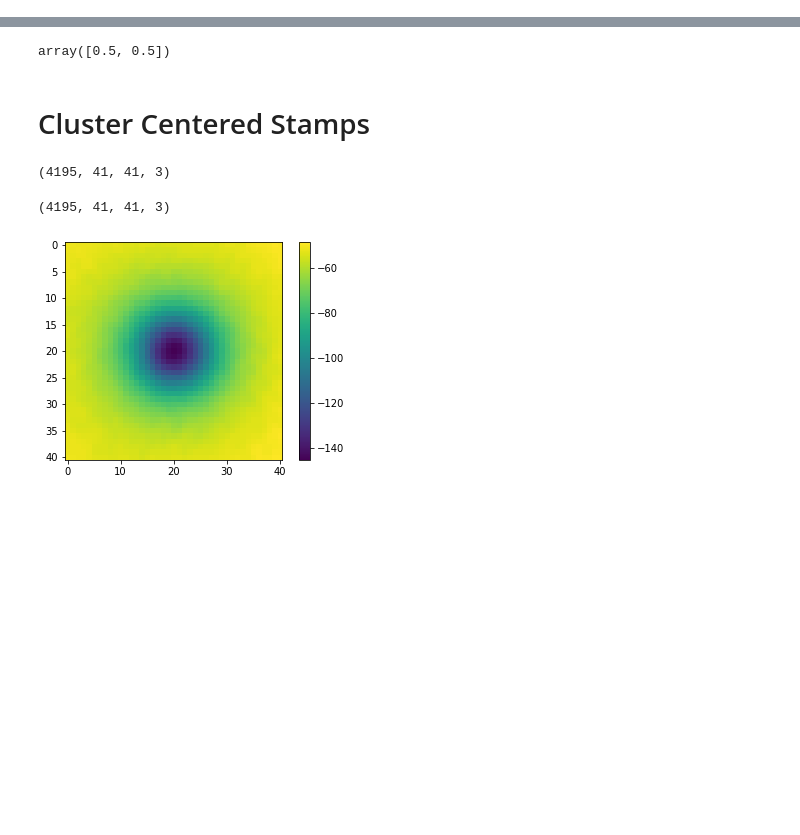
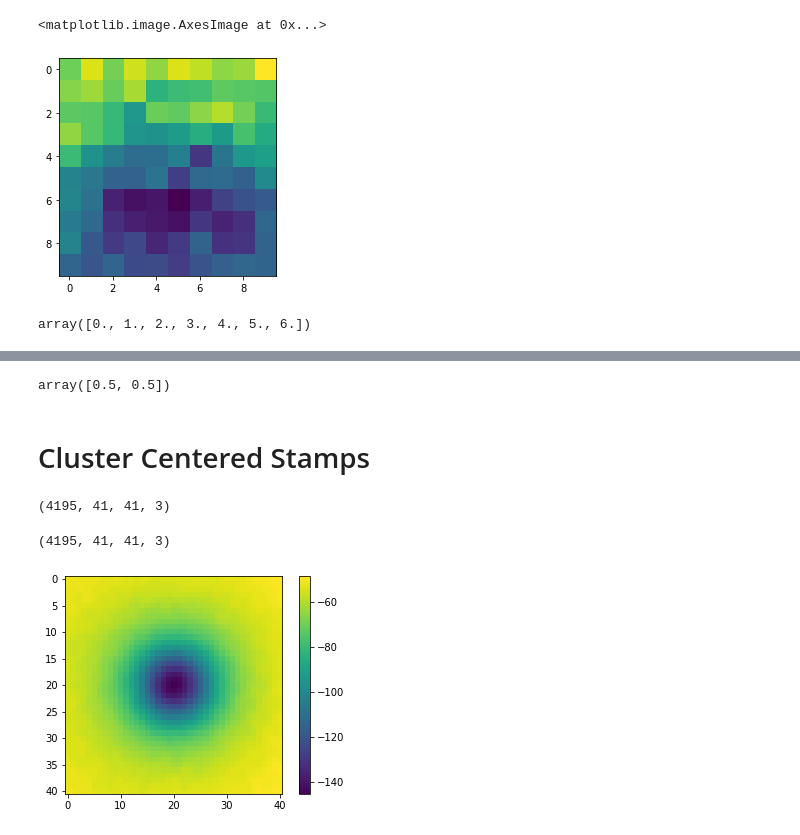
Before and after one commit to Sulla2012/ml-clusters, a Jupyter notebook: stamper_full.ipynb, the cells around one changed output, grey strips where cells are left out. Cells and saved outputs as stored; diff of their text form; code cells hidden in the pictures; blank space fills up the shorter version.

```diff
--- a/stamper_full.ipynb
+++ b/stamper_full.ipynb
@@ -122,0 +169,5 @@ plt.imshow(jpg[600:615, 970:985, 0])
+# %%
+plt.imshow(img[835:845,380:390, 0])
+# %% [output]
+<matplotlib.image.AxesImage at 0x...>
+[figure, added]
@@ -122,0 +179,4 @@ plt.imshow(jpg[600:615, 970:985, 0])
+# %%
+obj_ids_load
+# %% [output]
+array([0., 1., 2., 3., 4., 5., 6.])
```
Also changed, not shown: parts of 11 cells of this notebook, 3 other files.
